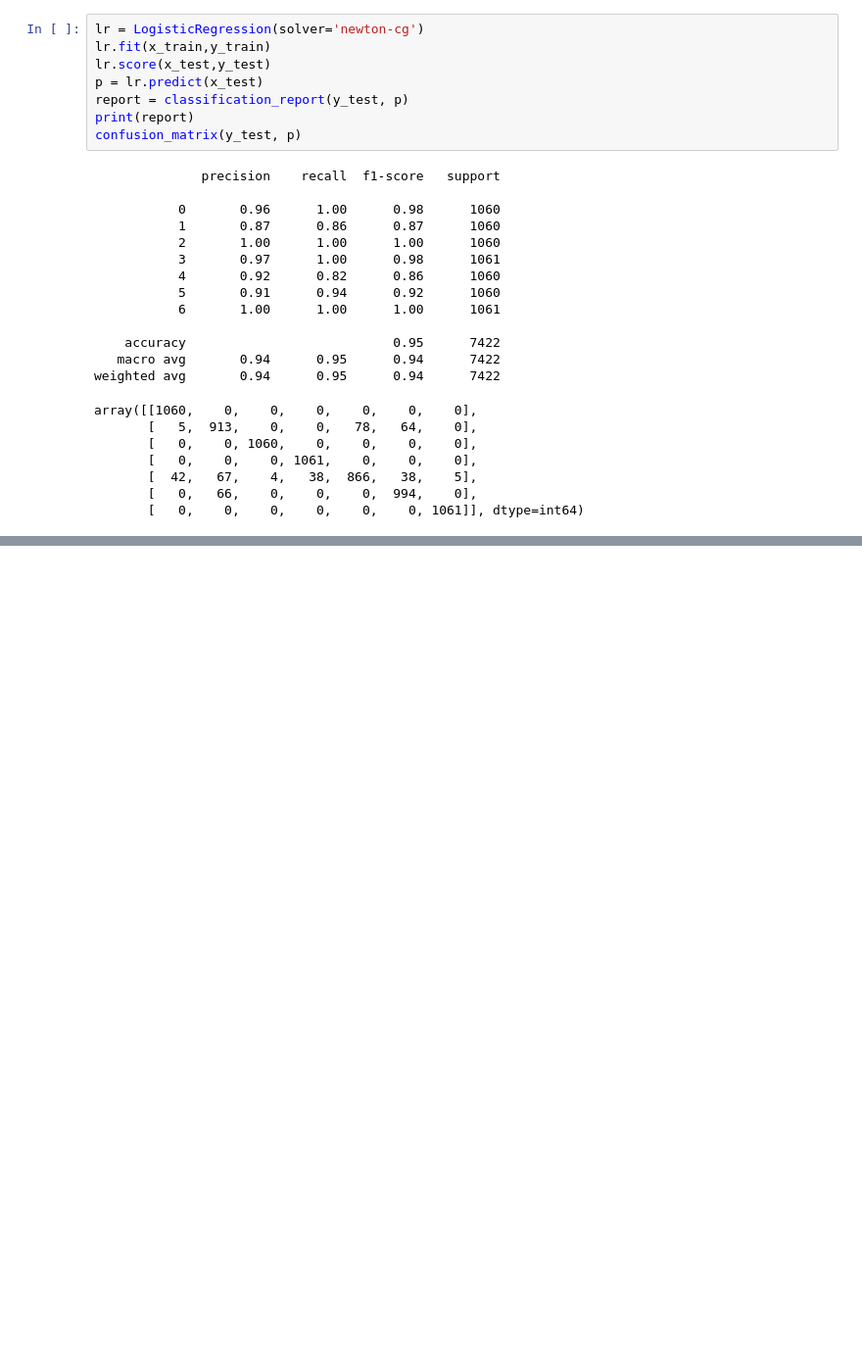
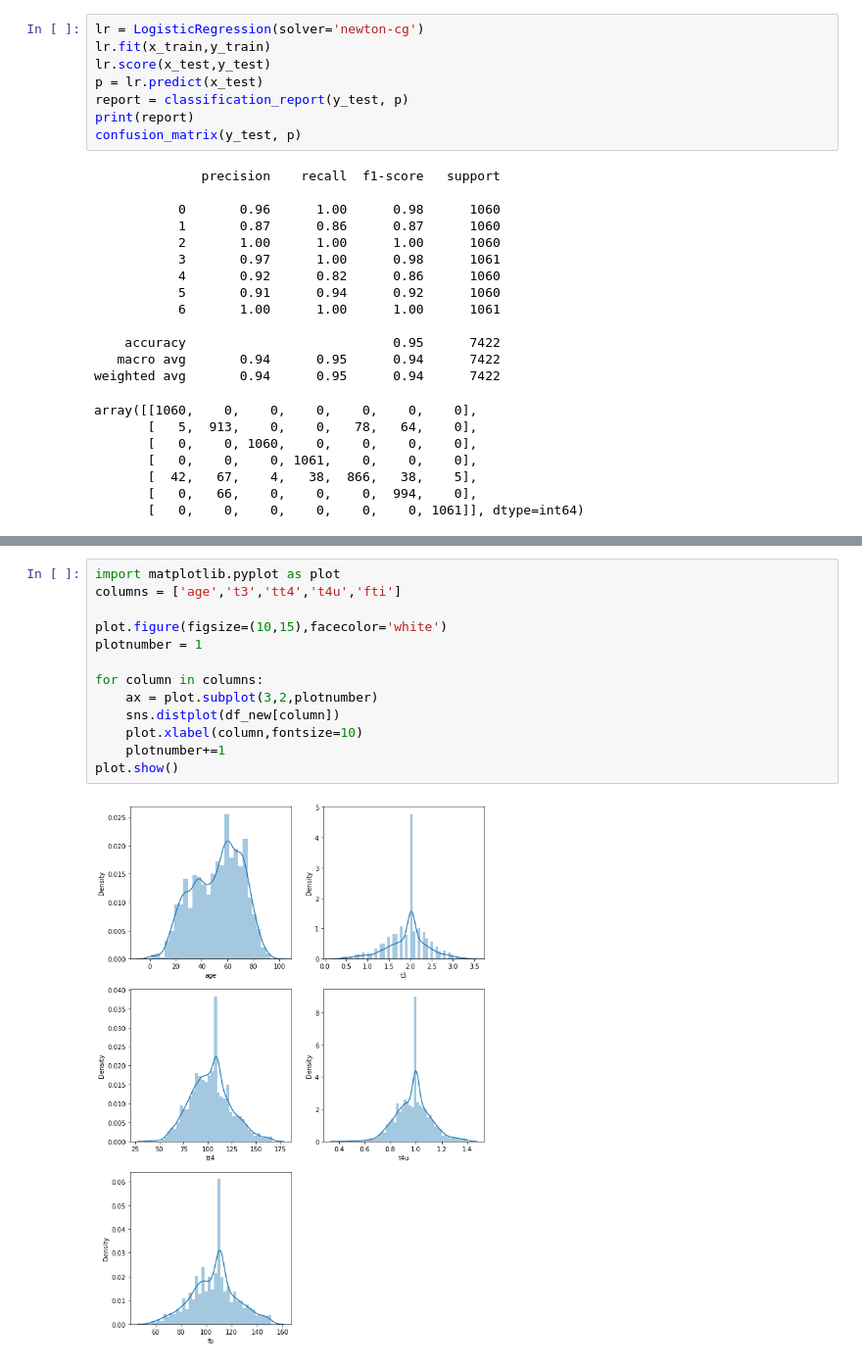
Before and after one commit to personal-internship-projects/thyroid-detection, a Jupyter notebook: src/eda.ipynb, the cells around one changed output, grey strips where cells are left out. Shown at 98% size. Saved outputs shown, nothing was run; the diff lists cells and outputs as text; blank space fills up the shorter version.

```diff
--- a/src/eda.ipynb
+++ b/src/eda.ipynb
@@ -396,0 +526,15 @@ df1['class'].unique().size
+# %%
+import matplotlib.pyplot as plot
+columns = ['age','t3','tt4','t4u','fti']
+
+plot.figure(figsize=(10,15),facecolor='white')
+plotnumber = 1
+
+for column in columns:
+    ax = plot.subplot(3,2,plotnumber)
+    sns.distplot(df_new[column])
+    plot.xlabel(column,fontsize=10)
+    plotnumber+=1
+plot.show()
+# %% [output]
+[figure, added]
```
Also changed, not shown: parts of 11 cells of this notebook.
